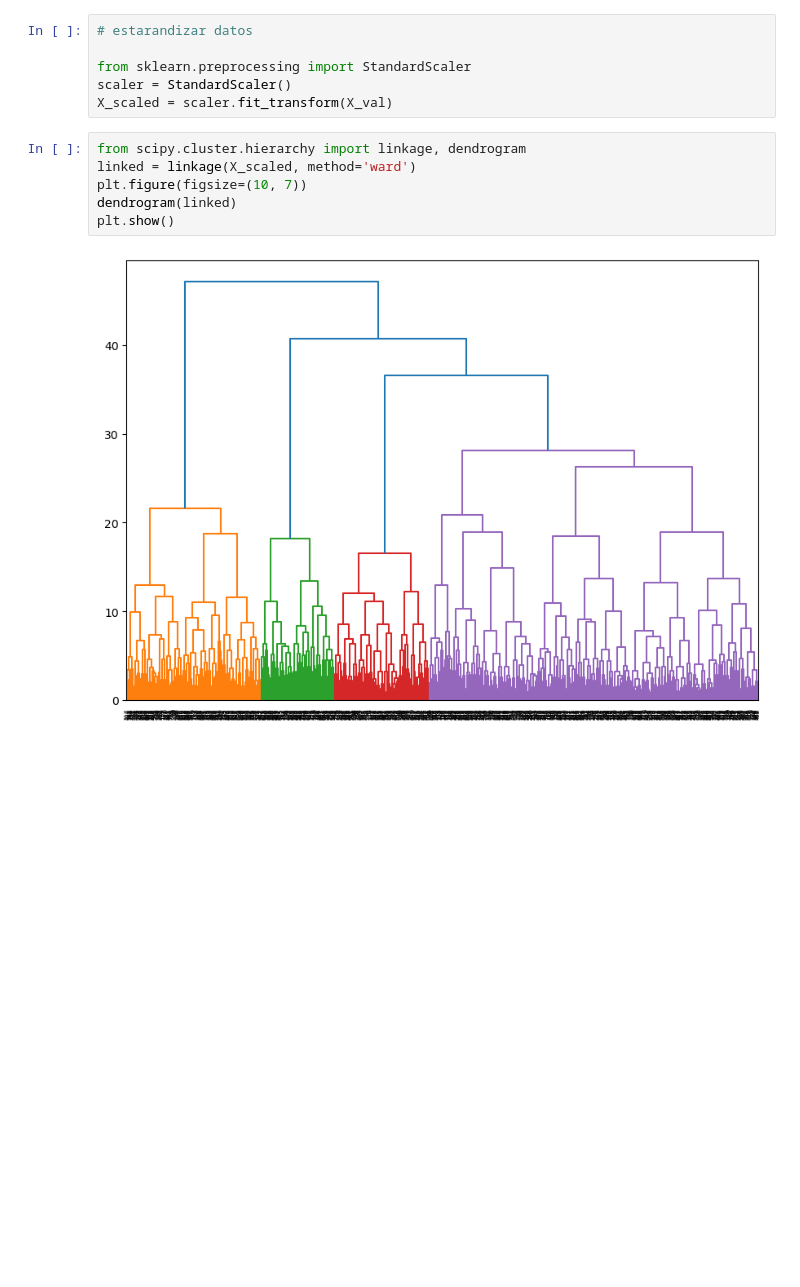
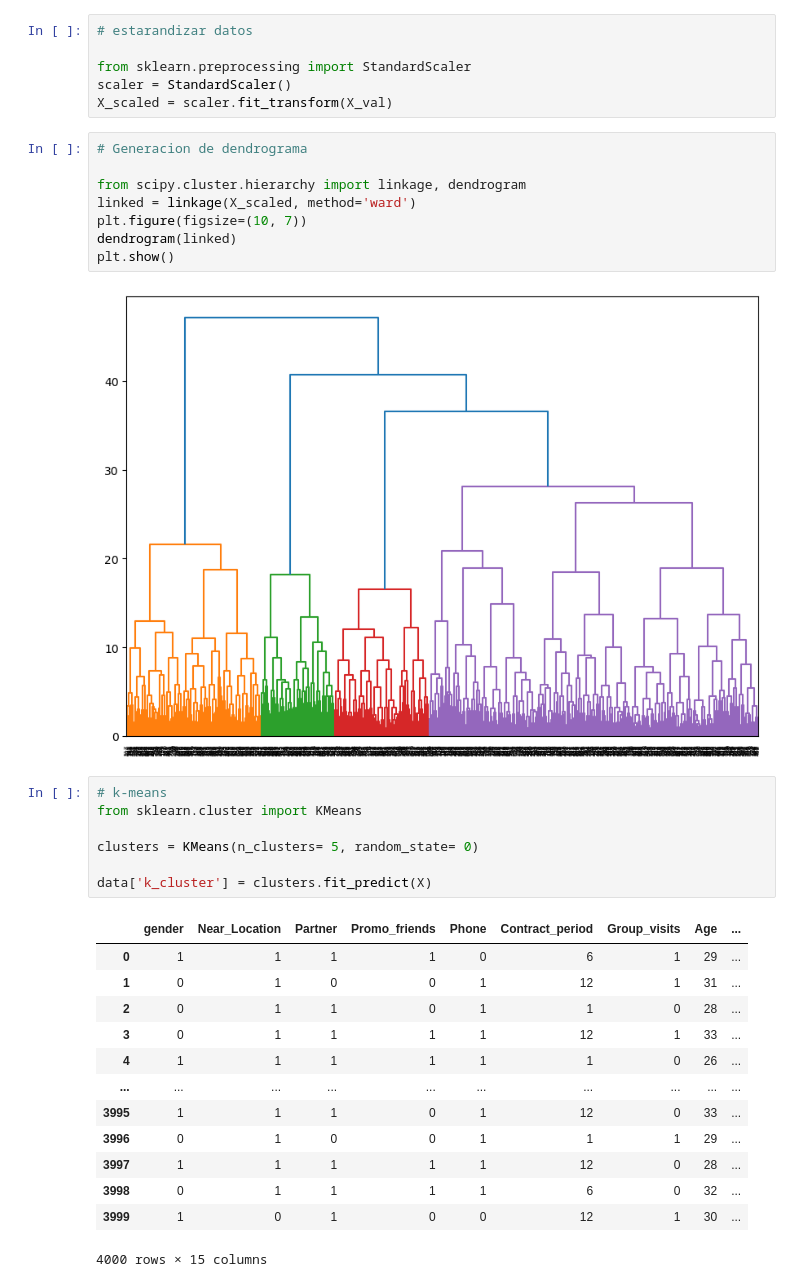
Before and after one commit to hukitan/tripleten, a Jupyter notebook: Proyectos_en_desarrollo/Proyecto 13/proyecto13.ipynb, the cells around one changed output. Drawn from its saved outputs; the diff is of its cells as text; blank space fills up the shorter version.

```diff
--- a/Proyectos_en_desarrollo/Proyecto 13/proyecto13.ipynb
+++ b/Proyectos_en_desarrollo/Proyecto 13/proyecto13.ipynb
@@ -187,6 +187,8 @@ from sklearn.preprocessing import StandardScaler
 scaler = StandardScaler()
 X_scaled = scaler.fit_transform(X_val)
 # %%
+# Generacion de dendrograma
+
 from scipy.cluster.hierarchy import linkage, dendrogram
 linked = linkage(X_scaled, method='ward')
 plt.figure(figsize=(10, 7))
@@ -194,3 +196,24 @@ dendrogram(linked)
 plt.show()
 # %% [output]
 [figure]
+# %%
+# k-means
+from sklearn.cluster import KMeans
+
+clusters = KMeans(n_clusters= 5, random_state= 0)
+
+data['k_cluster'] = clusters.fit_predict(X)
+# %% [output]
+|  | gender | Near_Location | Partner | Promo_friends | Phone | Contract_period | Group_visits | Age | ... |
+| 0 | 1 | 1 | 1 | 1 | 0 | 6 | 1 | 29 | ... |
+| 1 | 0 | 1 | 0 | 0 | 1 | 12 | 1 | 31 | ... |
+| 2 | 0 | 1 | 1 | 0 | 1 | 1 | 0 | 28 | ... |
+| 3 | 0 | 1 | 1 | 1 | 1 | 12 | 1 | 33 | ... |
+| 4 | 1 | 1 | 1 | 1 | 1 | 1 | 0 | 26 | ... |
+| ... | ... | ... | ... | ... | ... | ... | ... | ... | ... |
+| 3995 | 1 | 1 | 1 | 0 | 1 | 12 | 0 | 33 | ... |
+| 3996 | 0 | 1 | 0 | 0 | 1 | 1 | 1 | 29 | ... |
+| 3997 | 1 | 1 | 1 | 1 | 1 | 12 | 0 | 28 | ... |
+| 3998 | 0 | 1 | 1 | 1 | 1 | 6 | 0 | 32 | ... |
+| 3999 | 1 | 0 | 1 | 0 | 0 | 12 | 1 | 30 | ... |
+4000 rows × 15 columns
```
Also changed, not shown: parts of 2 cells of this notebook.
